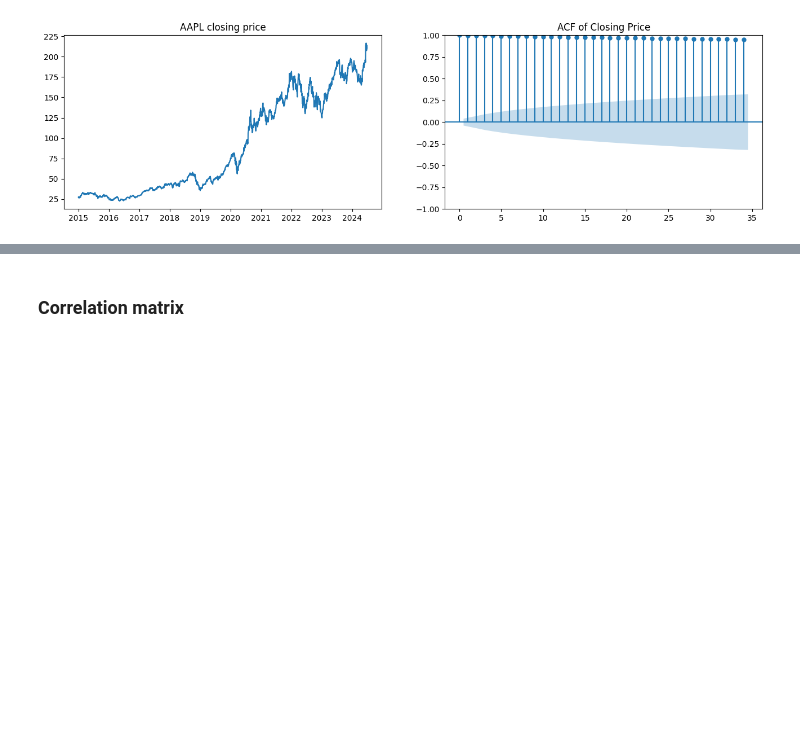
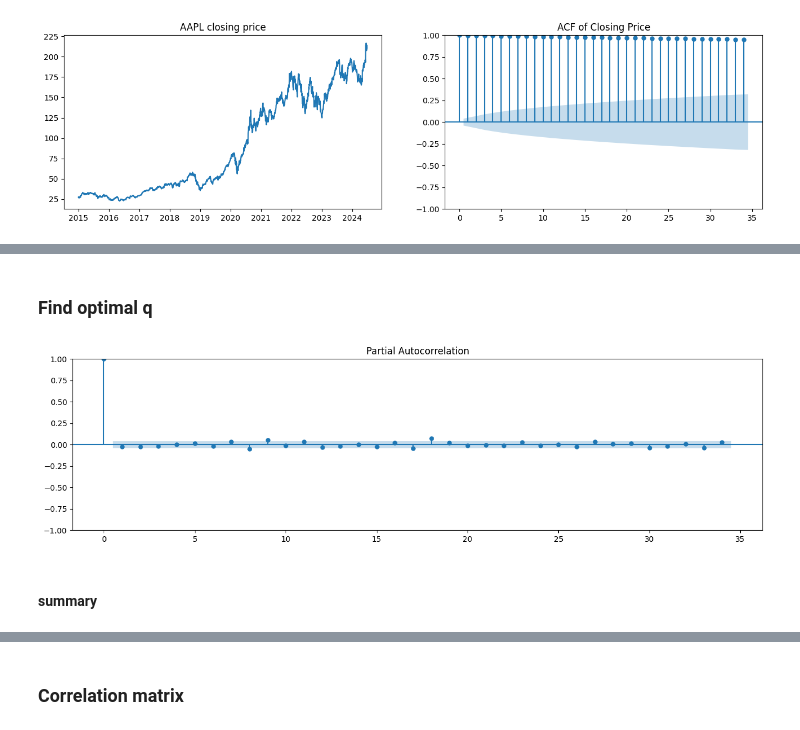
Before and after one commit to songthao1610/FinPortOpt, a Jupyter notebook: stock_model.ipynb, the cells around one changed output, grey strips where cells are left out. Saved outputs shown, nothing was run; the diff lists cells and outputs as text; code cells hidden in the pictures; blank space fills up the shorter version.

```diff
--- a/stock_model.ipynb
+++ b/stock_model.ipynb
@@ -159,0 +189,15 @@ plt.show()
+# %% [markdown]
+### Find optimal q
+# %%
+diff_q = full_data["Close"].diff().dropna()
+_, ax = plt.subplots(1, 1, figsize=(16, 4))
+plot_acf(diff_q, ax=ax)
+ax.set_title('Partial Autocorrelation')
+
+plt.show()
+
+# observation: q = 0
+# %% [output]
+[figure, added]
+# %% [markdown]
+#### summary
```
Also changed, not shown: parts of 22 cells of this notebook.
